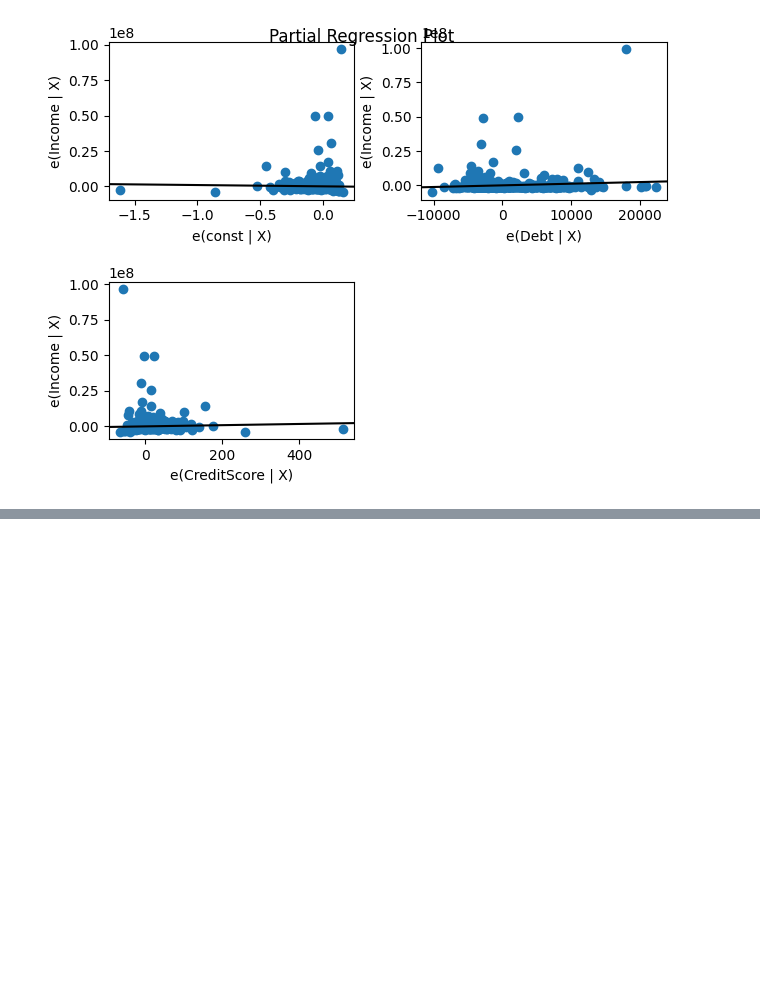
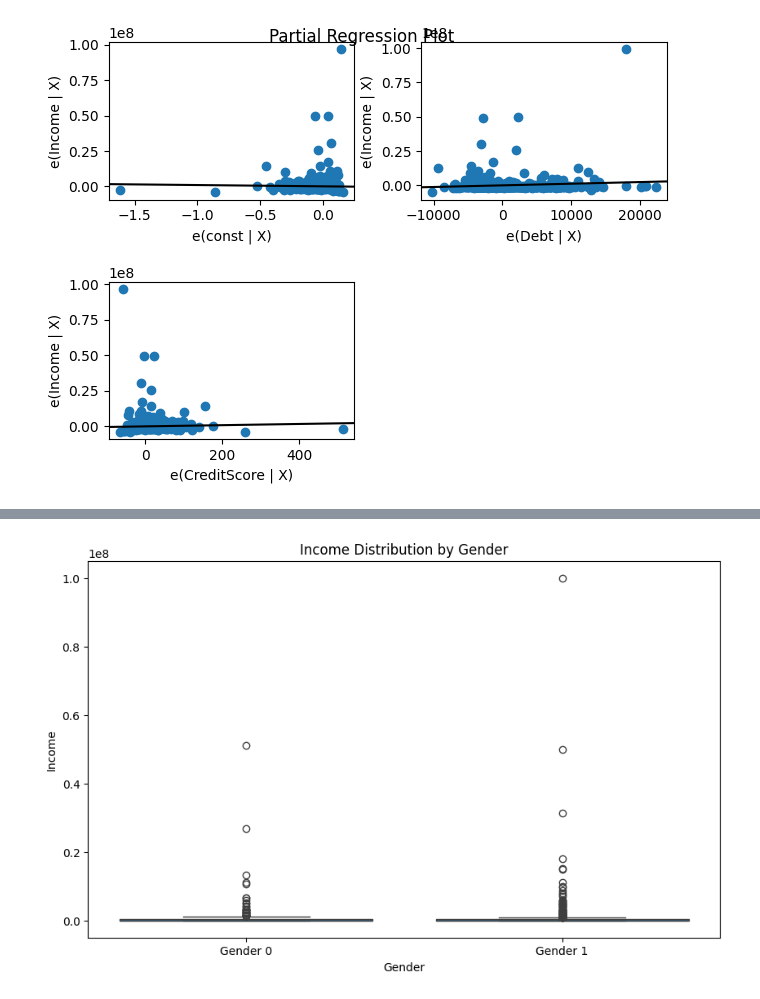
Before and after one commit to dtrejo21/stats-final-project, a Jupyter notebook: FinalProject.ipynb, the cells around one changed output, grey strips where cells are left out. Drawn from its saved outputs; the diff is of its cells as text; code cells hidden in the pictures; blank space fills up the shorter version.

```diff
--- a/FinalProject.ipynb
+++ b/FinalProject.ipynb
@@ -123,0 +148,12 @@ plt.show()
+# %%
+# Create a boxplot of Income by Gender
+plt.figure(figsize=(10, 6))
+boxplot = sns.boxplot(x='Gender', y='Income', data=cleanData)
+boxplot.set_title('Income Distribution by Gender')
+boxplot.set_xlabel('Gender')
+boxplot.set_ylabel('Income')
+boxplot.set_xticklabels(['Gender 0', 'Gender 1'])
+
+plt.show()
+# %% [output]
+[figure, added]
```
Also changed, not shown: parts of 10 cells of this notebook, 1 other file.
